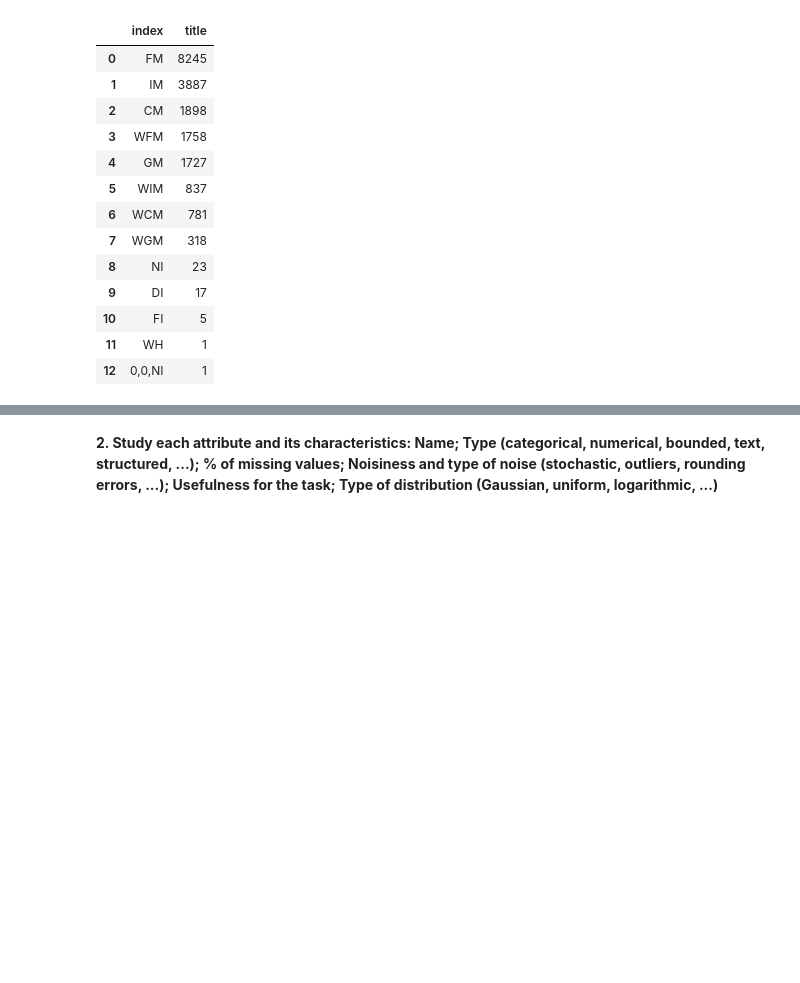
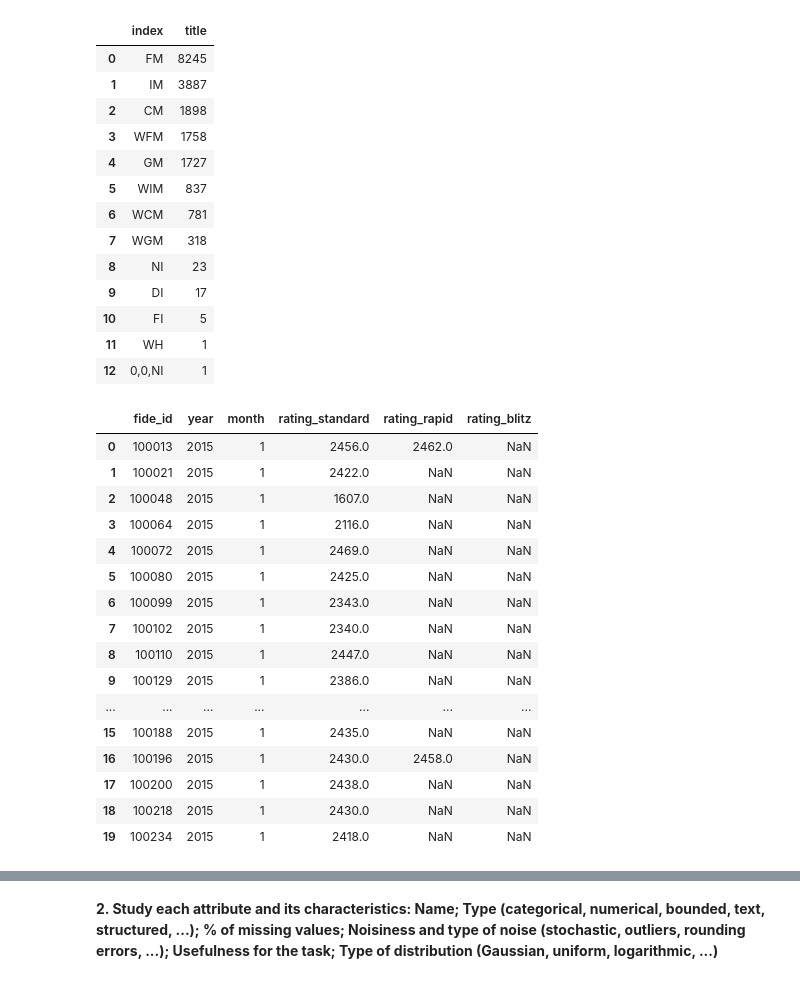
Before and after one commit to marchesem764/MLFinalProject, a Jupyter notebook: FIDE.ipynb, the cells around one changed output, grey strips where cells are left out. Cells and saved outputs as stored; diff of their text form; code cells hidden in the pictures; blank space fills up the shorter version.

```diff
--- a/FIDE.ipynb
+++ b/FIDE.ipynb
@@ -191,4 +188,24 @@ title_values
 | 10 | FI | 5 |
 | 11 | WH | 1 |
 | 12 | 0,0,NI | 1 |
+# %%
+ratings.head(20)
+# %% [output]
+|  | fide_id | year | month | rating_standard | rating_rapid | rating_blitz |
+| 0 | 100013 | 2015 | 1 | 2456.0 | 2462.0 | NaN |
+| 1 | 100021 | 2015 | 1 | 2422.0 | NaN | NaN |
+| 2 | 100048 | 2015 | 1 | 1607.0 | NaN | NaN |
+| 3 | 100064 | 2015 | 1 | 2116.0 | NaN | NaN |
+| 4 | 100072 | 2015 | 1 | 2469.0 | NaN | NaN |
+| 5 | 100080 | 2015 | 1 | 2425.0 | NaN | NaN |
+| 6 | 100099 | 2015 | 1 | 2343.0 | NaN | NaN |
+| 7 | 100102 | 2015 | 1 | 2340.0 | NaN | NaN |
+| 8 | 100110 | 2015 | 1 | 2447.0 | NaN | NaN |
+| 9 | 100129 | 2015 | 1 | 2386.0 | NaN | NaN |
+| ... | ... | ... | ... | ... | ... | ... |
+| 15 | 100188 | 2015 | 1 | 2435.0 | NaN | NaN |
+| 16 | 100196 | 2015 | 1 | 2430.0 | 2458.0 | NaN |
+| 17 | 100200 | 2015 | 1 | 2438.0 | NaN | NaN |
+| 18 | 100218 | 2015 | 1 | 2430.0 | NaN | NaN |
+| 19 | 100234 | 2015 | 1 | 2418.0 | NaN | NaN |
 # %%
```
Also changed, not shown: parts of 27 cells of this notebook.
